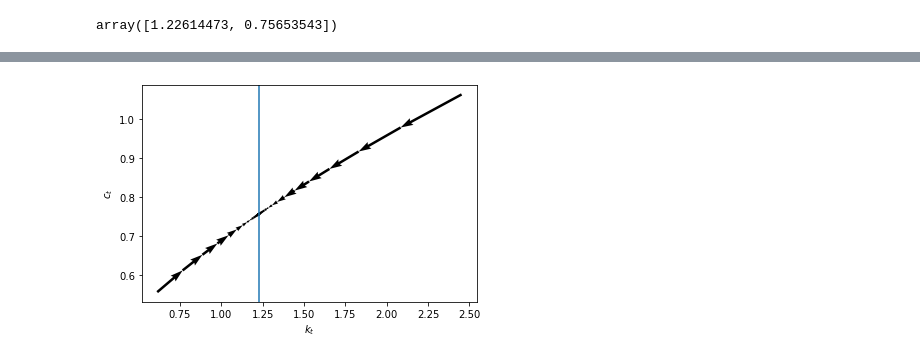
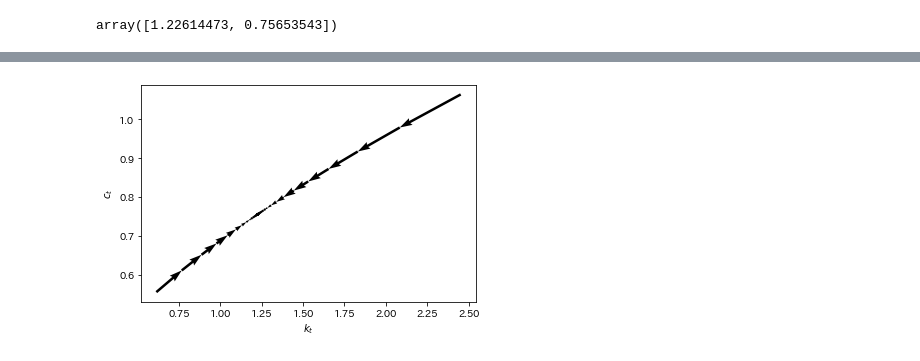
Before and after one commit to kenjisato/hasumi-book, a Jupyter notebook: 2-4-Ramsey.ipynb, the cells around one changed output, grey strips where cells are left out. Cells and saved outputs as stored; diff of their text form; code cells hidden in the pictures.

```diff
--- a/2-4-Ramsey.ipynb
+++ b/2-4-Ramsey.ipynb
@@ -214,18 +217,16 @@ k_sol_above, c_sol_above = \
 # %%
 plt.quiver(k_sol_below[:-1], c_sol_below[:-1],
            k_sol_below[1:] - k_sol_below[:-1],
            c_sol_below[1:] - c_sol_below[:-1],
            scale_units='xy', angles='xy', scale=1)
 
 plt.quiver(k_sol_above[:-1], c_sol_above[:-1],
            k_sol_above[1:] - k_sol_above[:-1],
            c_sol_above[1:] - c_sol_above[:-1],
            scale_units='xy', angles='xy', scale=1)
 
-plt.axvline(x=ss_hasumi[0])
-
 plt.xlabel(r"$k_{t}$")
 plt.ylabel(r"$c_{t}$")
 plt.show()
 # %% [output]
-[figure, old version]
+[figure, new version]
```
Also changed, not shown: parts of 17 cells of this notebook.
